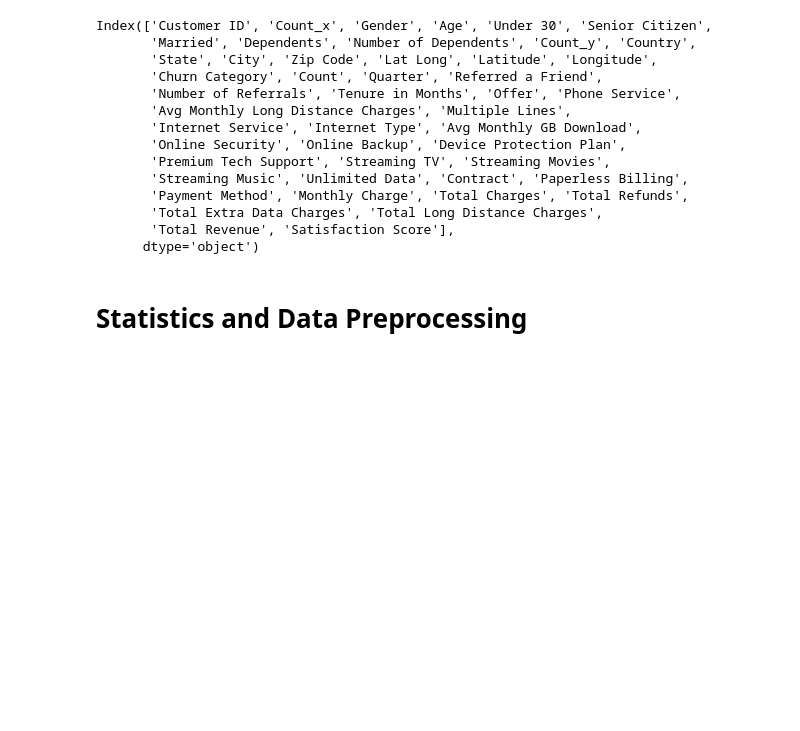
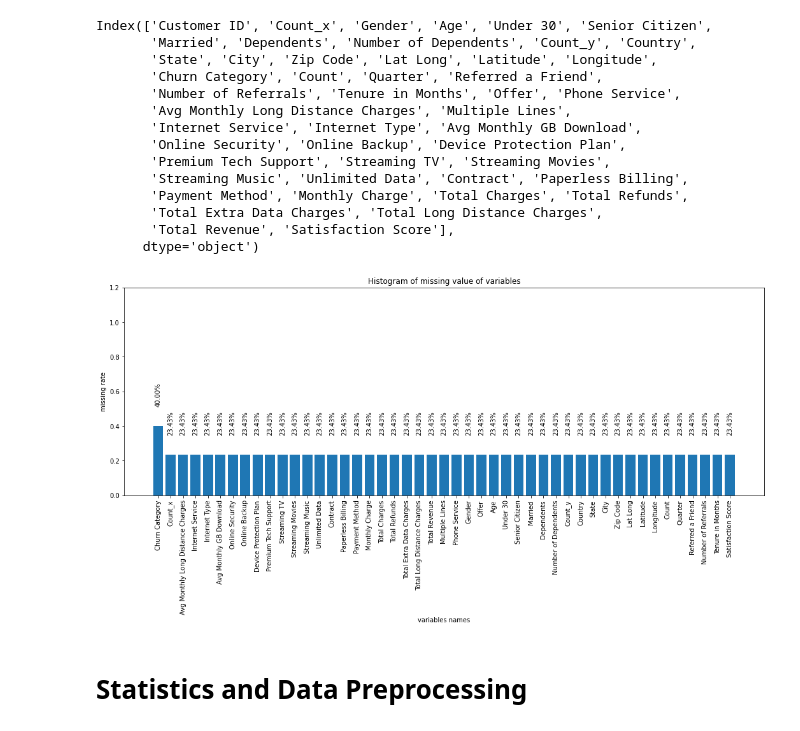
Before and after one commit to Offliners/ML2021_Fall, a Jupyter notebook: Final Project/HTML2021_Fall.ipynb, the cells around one changed output. Cells and saved outputs as stored; diff of their text form; code cells hidden in the pictures; blank space fills up the shorter version.

```diff
--- a/Final Project/HTML2021_Fall.ipynb
+++ b/Final Project/HTML2021_Fall.ipynb
@@ -152,6 +152,28 @@ Index(['Customer ID', 'Count_x', 'Gender', 'Age', 'Under 30', 'Senior Citizen',
        'Total Extra Data Charges', 'Total Long Distance Charges',
        'Total Revenue', 'Satisfaction Score'],
       dtype='object')
+# %%
+missing=result.isnull().sum().reset_index().rename(columns={0:'missNum'})
+missing['missRate'] = missing['missNum'] / result.shape[0]
+miss_analy = missing[missing.missRate>0].sort_values(by='missRate',ascending=False)
+
+fig = plt.figure(figsize=(18,6))
+plt.bar(np.arange(miss_analy.shape[0]), list(miss_analy.missRate.values), align = 'center')
+
+plt.title('Histogram of missing value of variables')
+plt.xlabel('variables names')
+plt.ylabel('missing rate')
+plt.xticks(np.arange(miss_analy.shape[0]),list(miss_analy['index']))
+plt.xticks(rotation=90)
+for x, y in enumerate(list(miss_analy.missRate.values)):
+    plt.text(x, y + 0.12, '{:.2%}'.format(y), ha='center', rotation=90)
+
+plt.ylim([0,1.2])
+plt.savefig(f'./statistics/missRate.png')
+plt.show()
+plt.close()
+# %% [output]
+[figure, added]
 # %% [markdown]
 # **Statistics and Data Preprocessing**
 # %%
```
Also changed, not shown: parts of 3 cells of this notebook.
